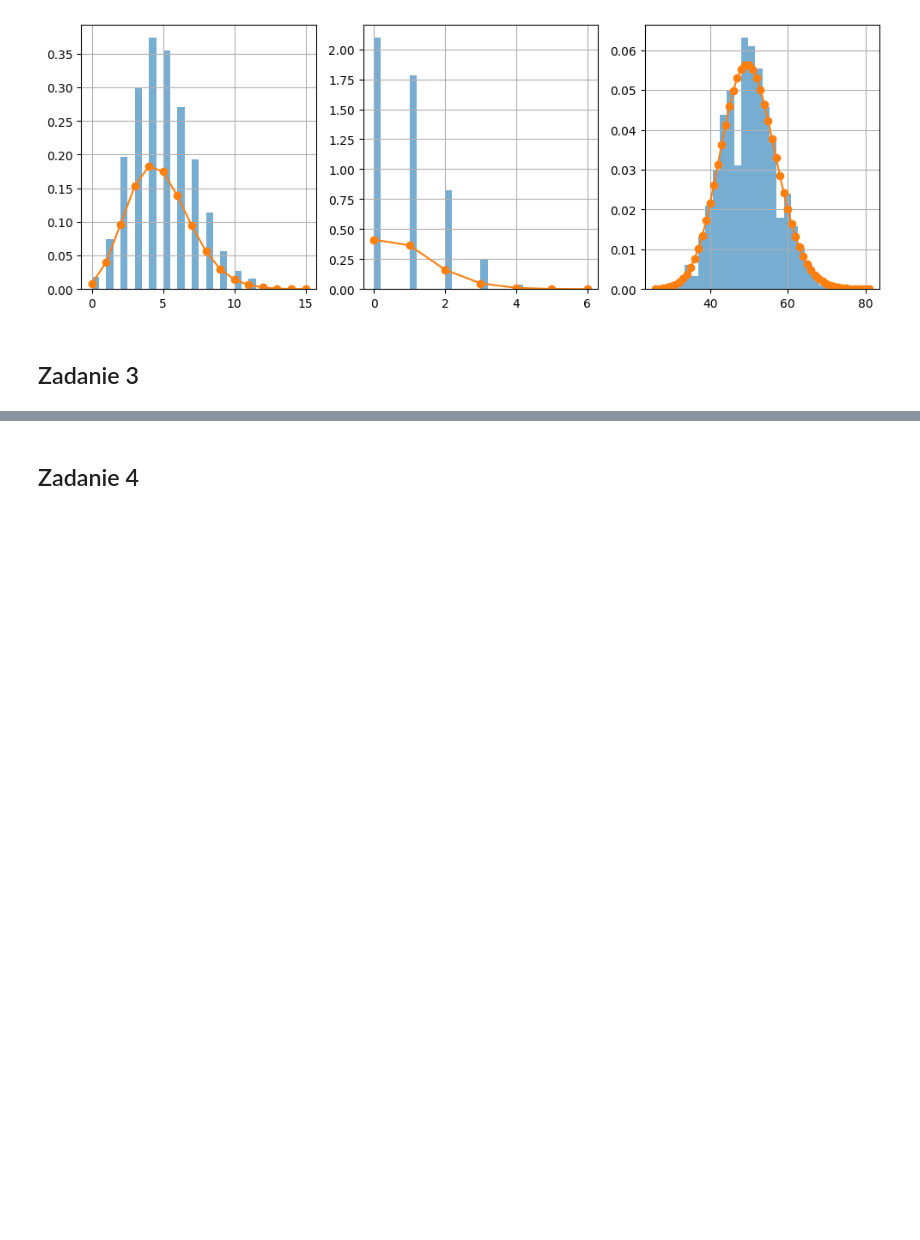
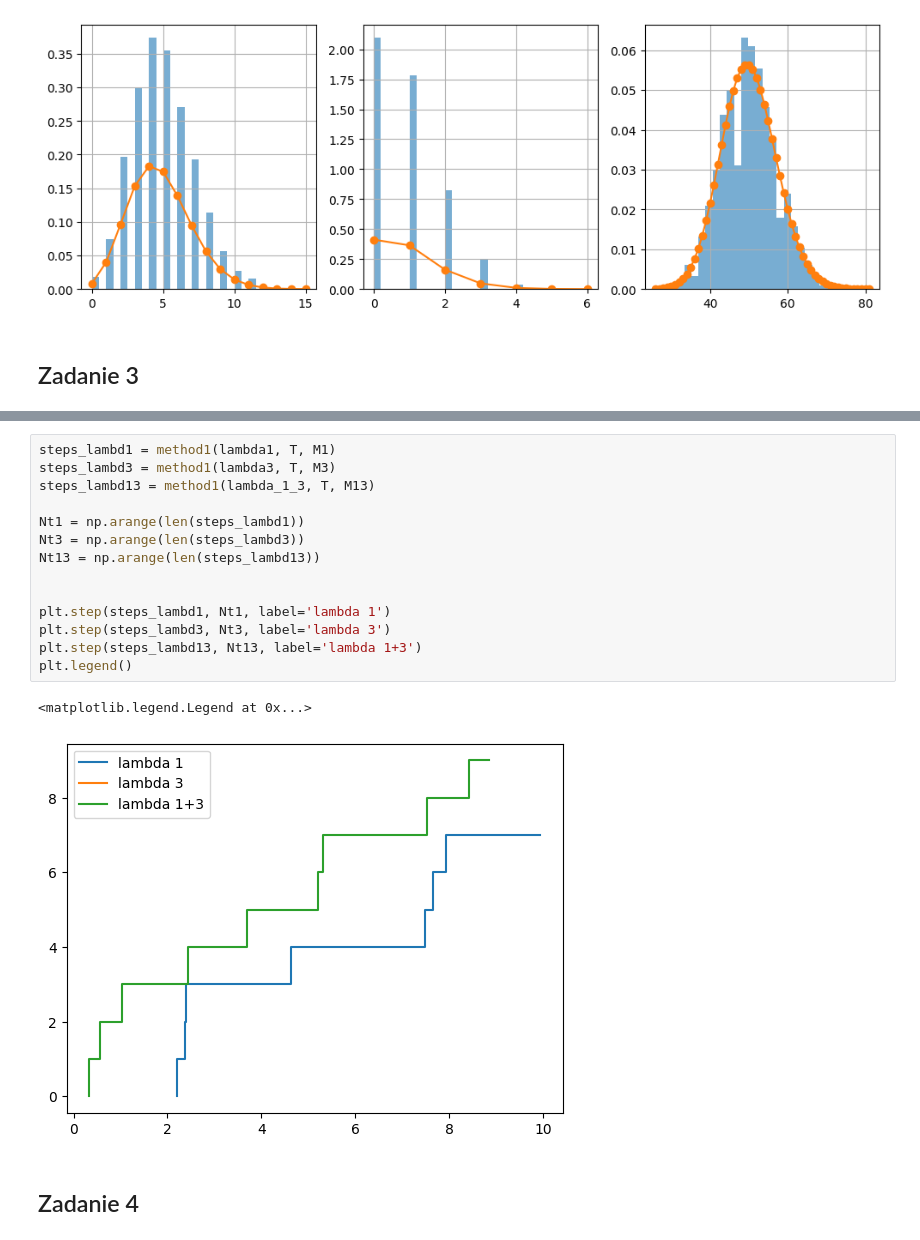
Before and after one commit to Carkules/computer_simulations, a Jupyter notebook: list_5/list5.ipynb, the cells around one changed output, grey strips where cells are left out. Drawn from its saved outputs; the diff is of its cells as text; blank space fills up the shorter version.

```diff
--- a/list_5/list5.ipynb
+++ b/list_5/list5.ipynb
@@ -140,3 +155,20 @@ method1_hist(lambda_3_4, T, M34, axes[2], n)
+# %%
+steps_lambd1 = method1(lambda1, T, M1)
+steps_lambd3 = method1(lambda3, T, M3)
+steps_lambd13 = method1(lambda_1_3, T, M13)
+
+Nt1 = np.arange(len(steps_lambd1))
+Nt3 = np.arange(len(steps_lambd3))
+Nt13 = np.arange(len(steps_lambd13))
+
+
+plt.step(steps_lambd1, Nt1, label='lambda 1')
+plt.step(steps_lambd3, Nt3, label='lambda 3')
+plt.step(steps_lambd13, Nt13, label='lambda 1+3')
+plt.legend()
+# %% [output]
+<matplotlib.legend.Legend at 0x...>
+[figure, added]
 # %% [markdown]
 ## Zadanie 4
 # %%
```
Also changed, not shown: parts of 4 cells of this notebook.
